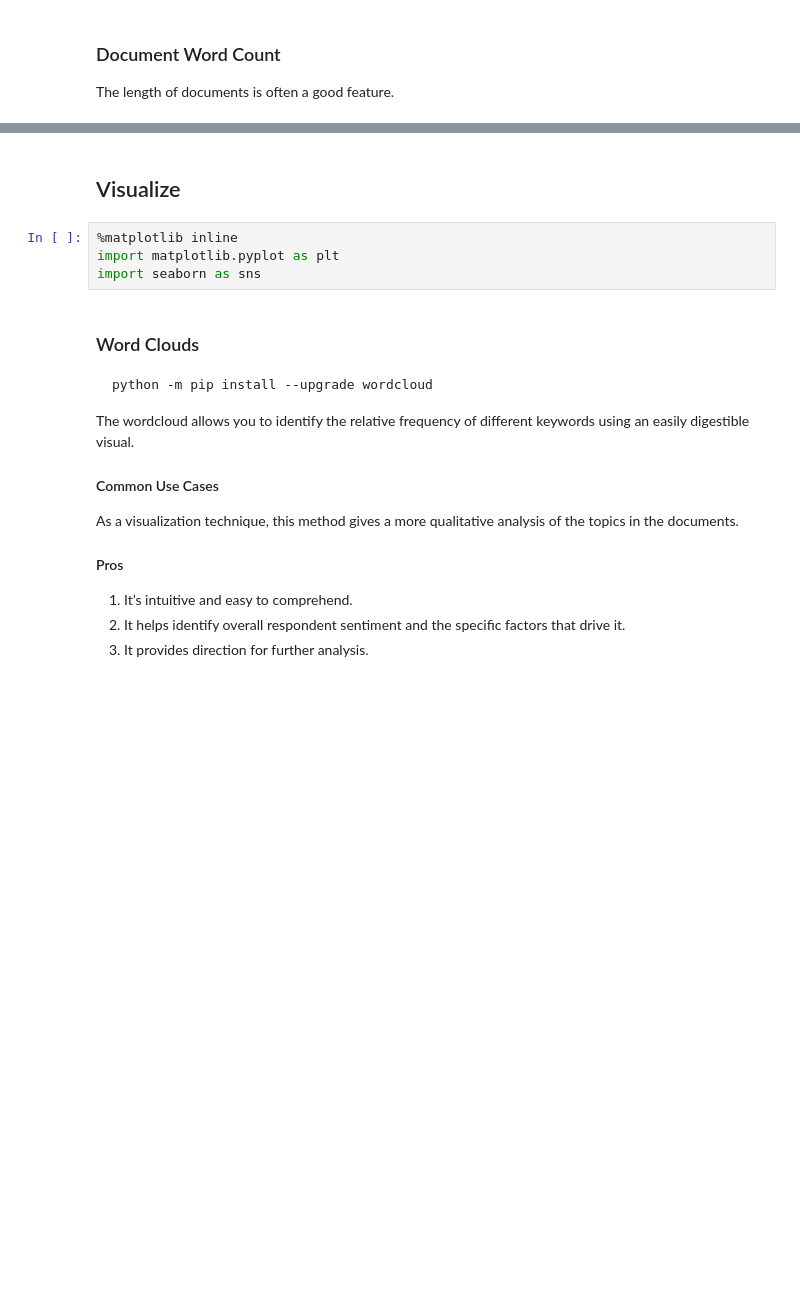
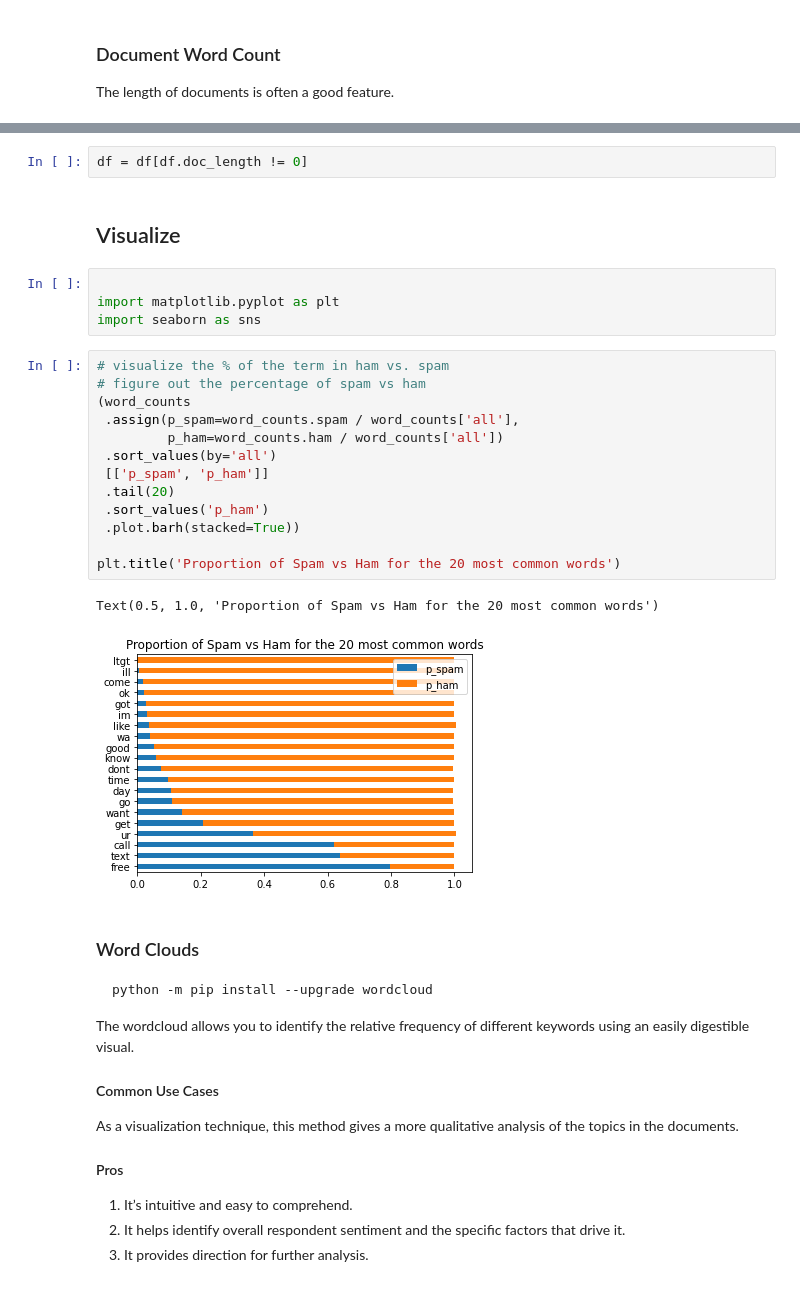
Before and after one commit to RyvynYoung/natural-language-processing-exercises, a Jupyter notebook: explore.ipynb, the cells around one changed output, grey strips where cells are left out. Drawn from its saved outputs; the diff is of its cells as text; blank space fills up the shorter version.

```diff
--- a/explore.ipynb
+++ b/explore.ipynb
@@ -219,9 +270,27 @@ The length of documents is often a good feature.
+# %%
+df = df[df.doc_length != 0]
 # %% [markdown]
 ## Visualize
 # %%
-%matplotlib inline
+
 import matplotlib.pyplot as plt
 import seaborn as sns
+# %%
+# visualize the % of the term in ham vs. spam
+# figure out the percentage of spam vs ham
+(word_counts
+ .assign(p_spam=word_counts.spam / word_counts['all'],
+         p_ham=word_counts.ham / word_counts['all'])
+ .sort_values(by='all')
+ [['p_spam', 'p_ham']]
+ .tail(20)
+ .sort_values('p_ham')
+ .plot.barh(stacked=True))
+
+plt.title('Proportion of Spam vs Ham for the 20 most common words')
+# %% [output]
+Text(0.5, 1.0, 'Proportion of Spam vs Ham for the 20 most common words')
+[figure, added]
 # %% [markdown]
 ### Word Clouds
 
```
Also changed, not shown: parts of 27 cells of this notebook.
